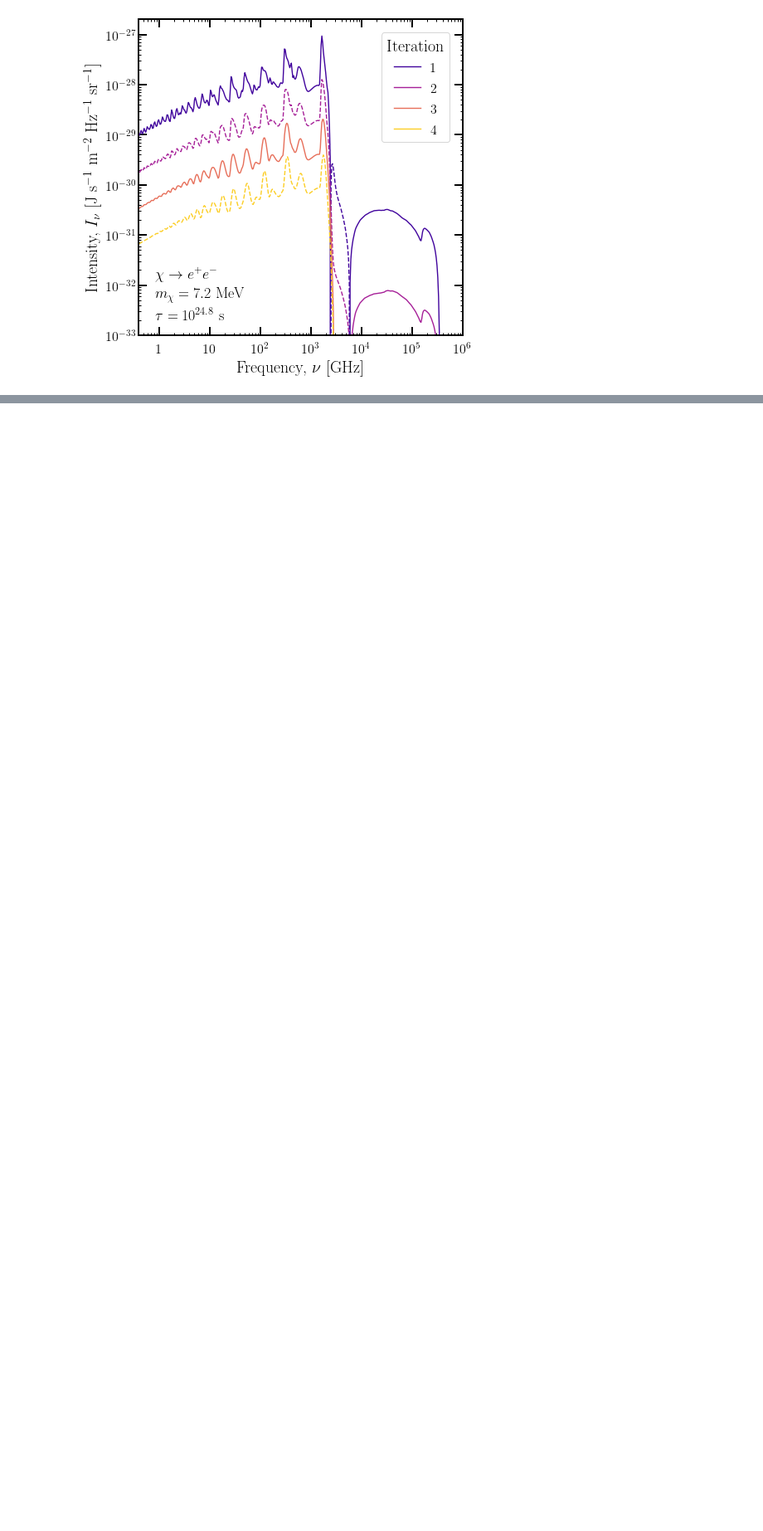
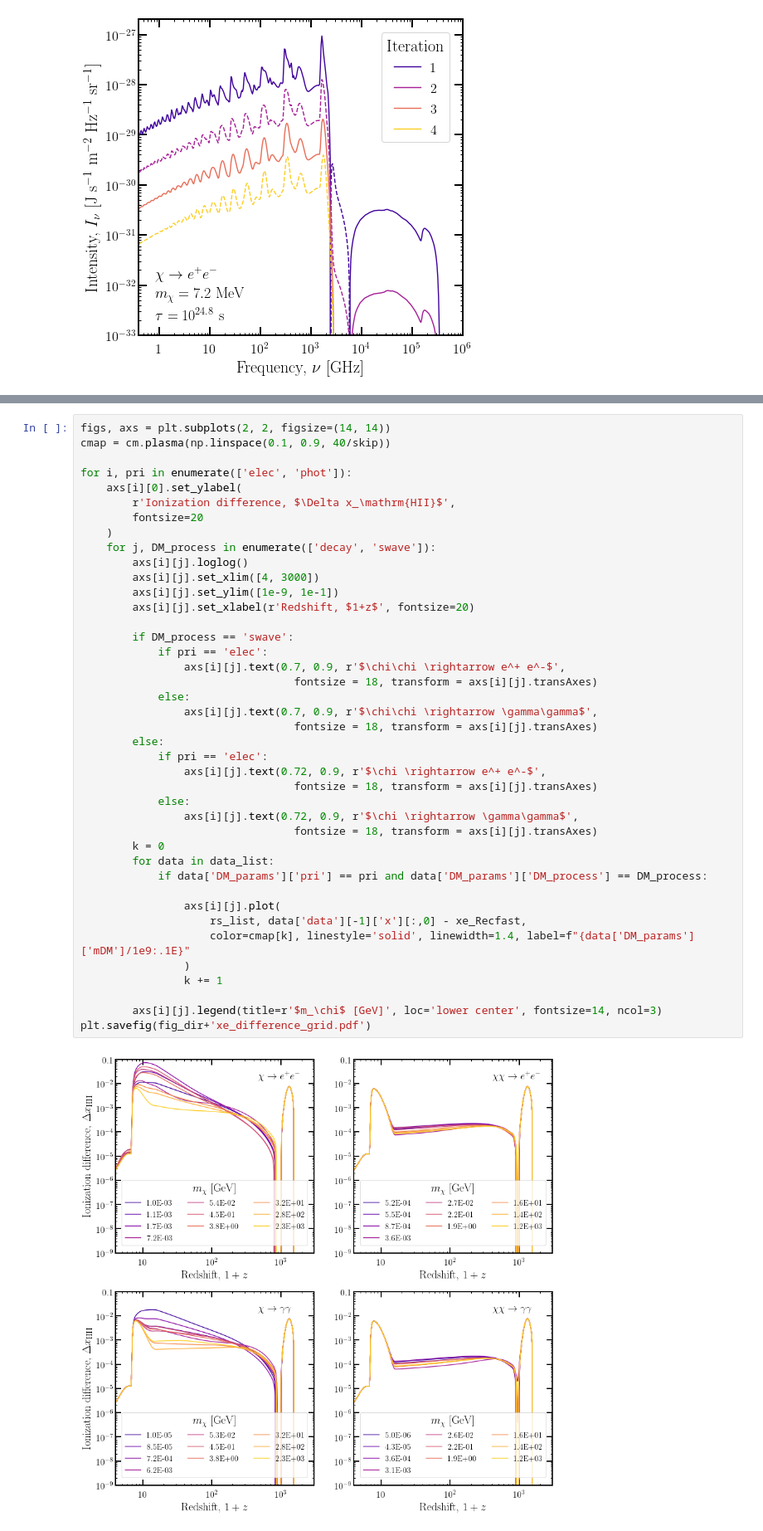
Before and after one commit to hongwanliu/DarkHistory, a Jupyter notebook: examples/DH_Upgrade/New_Results/full_distortion.ipynb, the cells around one changed output, grey strips where cells are left out. Shown at 83% size. Drawn from its saved outputs; the diff is of its cells as text; blank space fills up the shorter version.

```diff
--- a/examples/DH_Upgrade/New_Results/full_distortion.ipynb
+++ b/examples/DH_Upgrade/New_Results/full_distortion.ipynb
@@ -281,0 +303,43 @@ plt.show()
+# %%
+figs, axs = plt.subplots(2, 2, figsize=(14, 14))
+cmap = cm.plasma(np.linspace(0.1, 0.9, 40/skip))
+
+for i, pri in enumerate(['elec', 'phot']):
+    axs[i][0].set_ylabel(
+        r'Ionization difference, $\Delta x_\mathrm{HII}$',
+        fontsize=20
+    )
+    for j, DM_process in enumerate(['decay', 'swave']):
+        axs[i][j].loglog()
+        axs[i][j].set_xlim([4, 3000])
+        axs[i][j].set_ylim([1e-9, 1e-1])
+        axs[i][j].set_xlabel(r'Redshift, $1+z$', fontsize=20)
+
+        if DM_process == 'swave':
+            if pri == 'elec':
+                axs[i][j].text(0.7, 0.9, r'$\chi\chi \rightarrow e^+ e^-$',
+                                 fontsize = 18, transform = axs[i][j].transAxes)
+            else:
+                axs[i][j].text(0.7, 0.9, r'$\chi\chi \rightarrow \gamma\gamma$',
+                                 fontsize = 18, transform = axs[i][j].transAxes)
+        else:
+            if pri == 'elec':
+                axs[i][j].text(0.72, 0.9, r'$\chi \rightarrow e^+ e^-$',
+                                 fontsize = 18, transform = axs[i][j].transAxes)
+            else:
+                axs[i][j].text(0.72, 0.9, r'$\chi \rightarrow \gamma\gamma$',
+                                 fontsize = 18, transform = axs[i][j].transAxes)
+        k = 0
+        for data in data_list:
+            if data['DM_params']['pri'] == pri and data['DM_params']['DM_process'] == DM_process:
+
+                axs[i][j].plot(
+                    rs_list, data['data'][-1]['x'][:,0] - xe_Recfast,
+                    color=cmap[k], linestyle='solid', linewidth=1.4, label=f"{data['DM_params']['mDM']/1e9:.1E}"
+                )
+                k += 1
+
+        axs[i][j].legend(title=r'$m_\chi$ [GeV]', loc='lower center', fontsize=14, ncol=3)
+plt.savefig(fig_dir+'xe_difference_grid.pdf')
+# %% [output]
+[figure, added]
```
Also changed, not shown: parts of 5 cells of this notebook.
